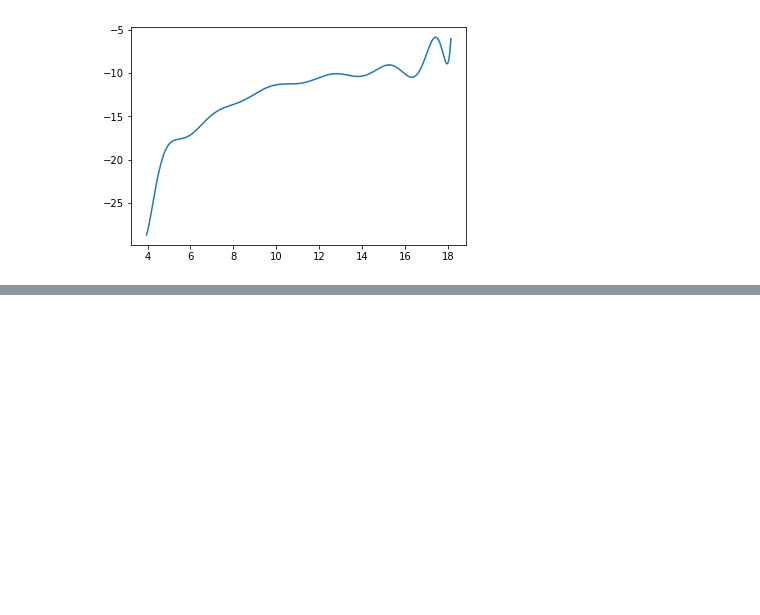
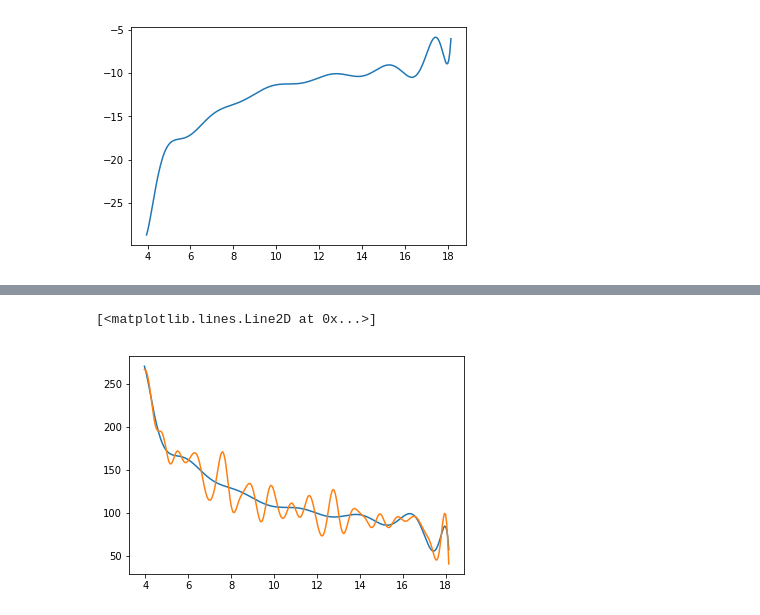
Before and after one commit to DuncanBark/Data_Analysis, a Jupyter notebook: OY2Altimeters.ipynb, the cells around one changed output, grey strips where cells are left out. Saved outputs shown, nothing was run; the diff lists cells and outputs as text; code cells hidden in the pictures; blank space fills up the shorter version.

```diff
--- a/OY2Altimeters.ipynb
+++ b/OY2Altimeters.ipynb
@@ -225,2 +271,8 @@ plot(tCoast, dragf)
+# %%
+plot(tCoast, dragf)
+plot(tCoast, dragff)
+# %% [output]
+[<matplotlib.lines.Line2D at 0x...>]
+[figure, added]
 # %%
 A = (2.75**2 * pi + 5) * (0.0254)**2
```
Also changed, not shown: parts of 14 cells of this notebook, 8 other files.
